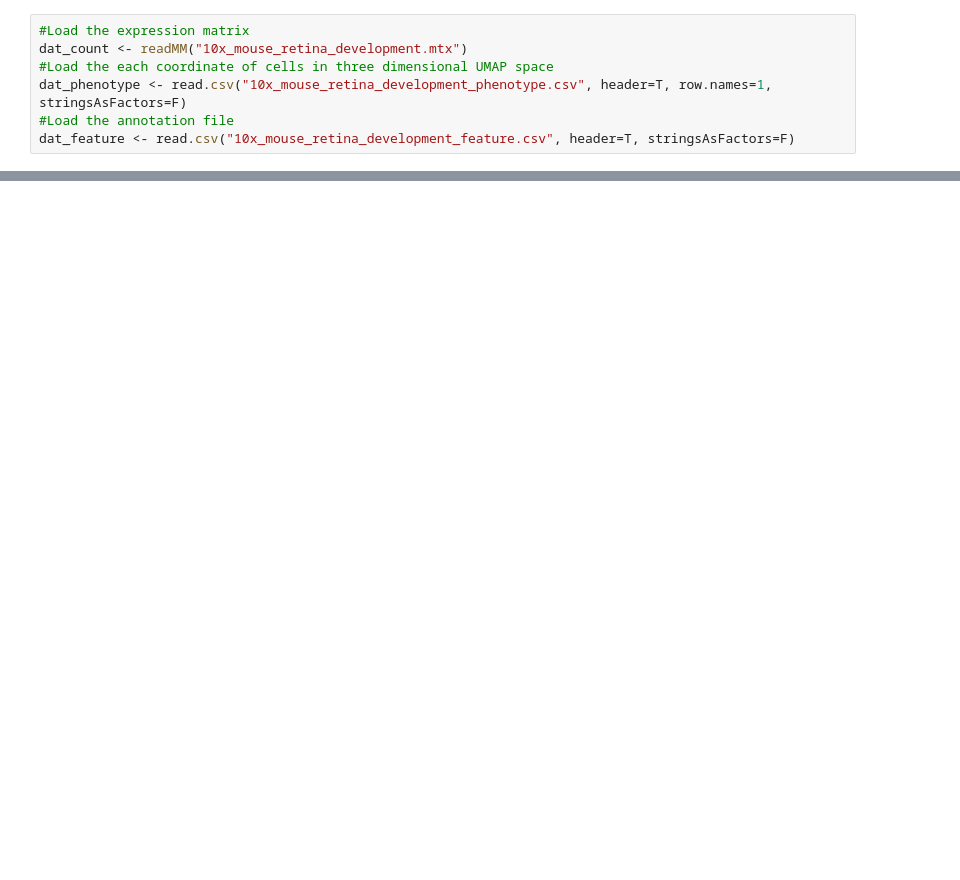
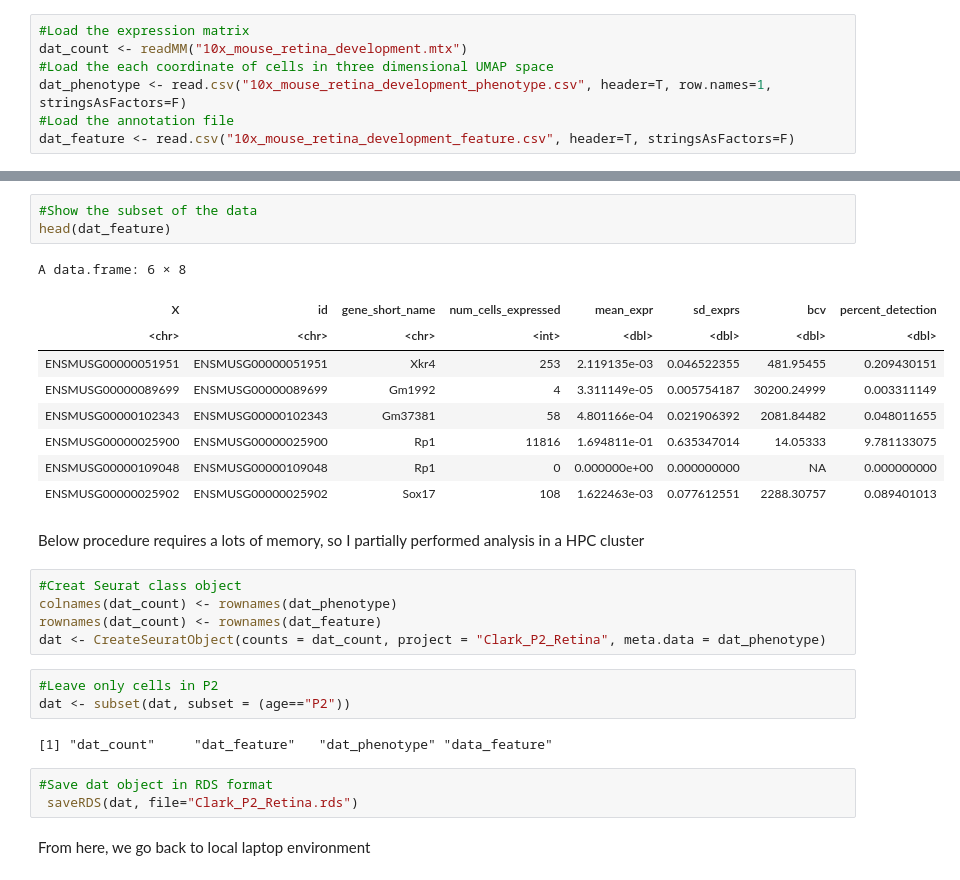
Before and after one commit to ironman-tetsuo/Introduction_to_scRNA-seq, a Jupyter notebook: 1_Clark_P2_Retina/Clark_P2_Retina.ipynb, the cells around one changed output, grey strips where cells are left out. Saved outputs shown, nothing was run; the diff lists cells and outputs as text; blank space fills up the shorter version.

```diff
--- a/1_Clark_P2_Retina/Clark_P2_Retina.ipynb
+++ b/1_Clark_P2_Retina/Clark_P2_Retina.ipynb
@@ -21,0 +50,30 @@ ERROR: Error in eval(expr, envir, enclos):  オブジェクト 'dat_feature' が
+# %%
+#Show the subset of the data
+head(dat_feature)
+# %% [output]
+A data.frame: 6 × 8
+| X | id | gene_short_name | num_cells_expressed | mean_expr | sd_exprs | bcv | percent_detection |
+| <chr> | <chr> | <chr> | <int> | <dbl> | <dbl> | <dbl> | <dbl> |
+| ENSMUSG00000051951 | ENSMUSG00000051951 | Xkr4 | 253 | 2.119135e-03 | 0.046522355 | 481.95455 | 0.209430151 |
+| ENSMUSG00000089699 | ENSMUSG00000089699 | Gm1992 | 4 | 3.311149e-05 | 0.005754187 | 30200.24999 | 0.003311149 |
+| ENSMUSG00000102343 | ENSMUSG00000102343 | Gm37381 | 58 | 4.801166e-04 | 0.021906392 | 2081.84482 | 0.048011655 |
+| ENSMUSG00000025900 | ENSMUSG00000025900 | Rp1 | 11816 | 1.694811e-01 | 0.635347014 | 14.05333 | 9.781133075 |
+| ENSMUSG00000109048 | ENSMUSG00000109048 | Rp1 | 0 | 0.000000e+00 | 0.000000000 | NA | 0.000000000 |
+| ENSMUSG00000025902 | ENSMUSG00000025902 | Sox17 | 108 | 1.622463e-03 | 0.077612551 | 2288.30757 | 0.089401013 |
+# %% [markdown]
+Below procedure requires a lots of memory, so I partially performed analysis in a HPC cluster
+# %%
+#Creat Seurat class object
+colnames(dat_count) <- rownames(dat_phenotype)
+rownames(dat_count) <- rownames(dat_feature)
+dat <- CreateSeuratObject(counts = dat_count, project = "Clark_P2_Retina", meta.data = dat_phenotype)
+# %%
+#Leave only cells in P2
+dat <- subset(dat, subset = (age=="P2"))
+# %% [output]
+[1] "dat_count"     "dat_feature"   "dat_phenotype" "data_feature"
+# %%
+#Save dat object in RDS format
+ saveRDS(dat, file="Clark_P2_Retina.rds")
+# %% [markdown]
+From here, we go back to local laptop environment
```
Also changed, not shown: parts of 7 cells of this notebook.
